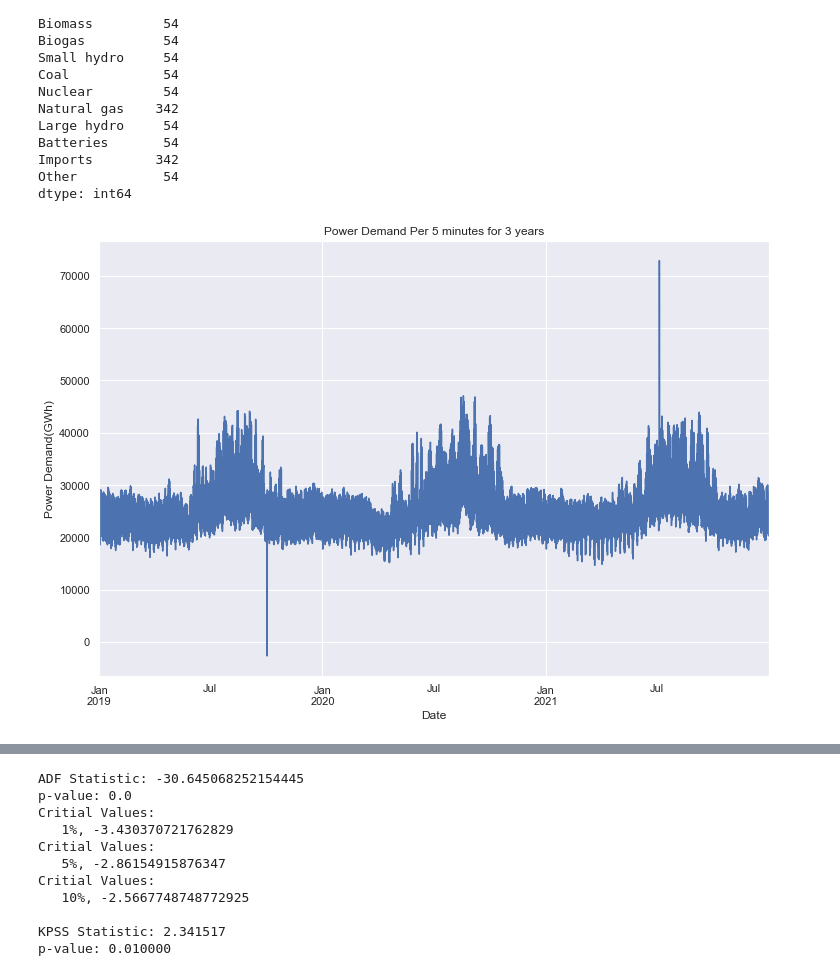
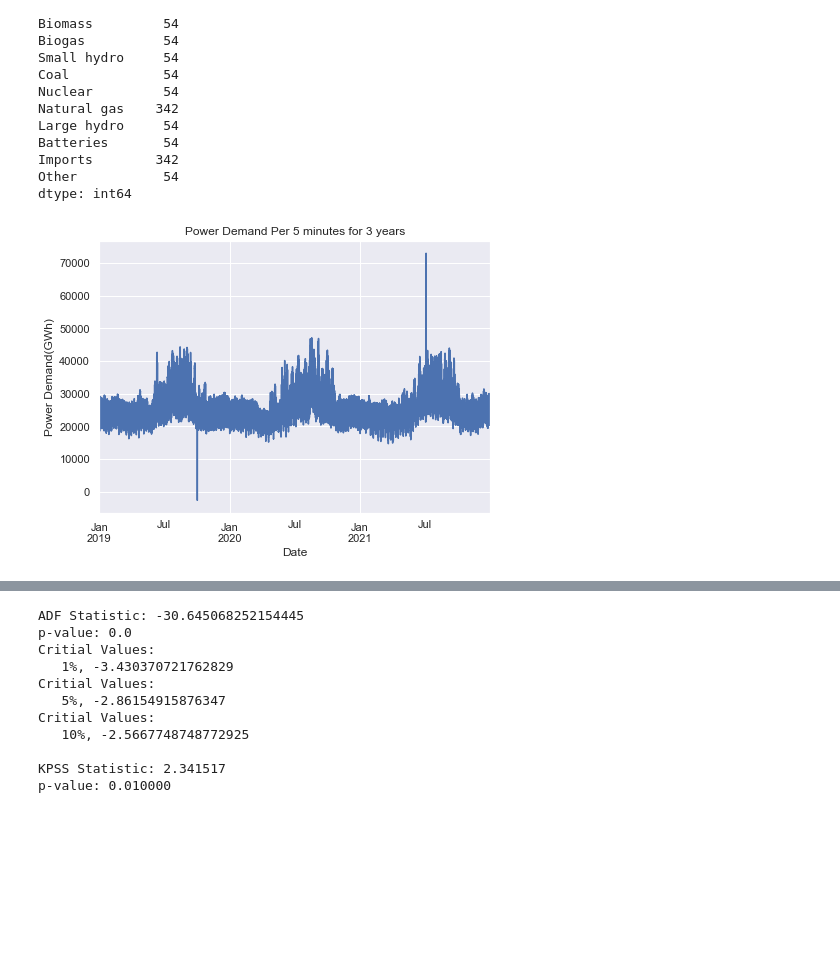
Before and after one commit to gkontogiannhs/Data-Mining, a Jupyter notebook: temp.ipynb, the cells around one changed output, grey strips where cells are left out. Drawn from its saved outputs; the diff is of its cells as text; code cells hidden in the pictures; blank space fills up the shorter version.

```diff
--- a/temp.ipynb
+++ b/temp.ipynb
@@ -1,8 +1,6 @@
 # %%
 import pandas as pd
 from matplotlib import pyplot
-%matplotlib inline
-pyplot.rcParams['figure.figsize'] = [12, 8]
 import seaborn as sns; sns.set_theme()
 import os
 import glob
@@ -87,10 +85,11 @@ dtype: int64
 # %%
 sources.interpolate(method='linear', axis=0, inplace=True)
 # %%
+pyplot.rcParams['figure.figsize'] = [7, 5]
 demands['Current demand'].plot(xlabel='Date', ylabel='Power Demand(GWh)', title = 'Power Demand Per 5 minutes for 3 years')
 pyplot.show()
 # %% [output]
-[figure, old version]
+[figure, new version]
 # %%
 # Rolling mean and std for demand with a window of a day
 demands_rolmean = demands['Current demand'].rolling(window=289).mean()
```
Also changed, not shown: parts of 8 cells of this notebook.
